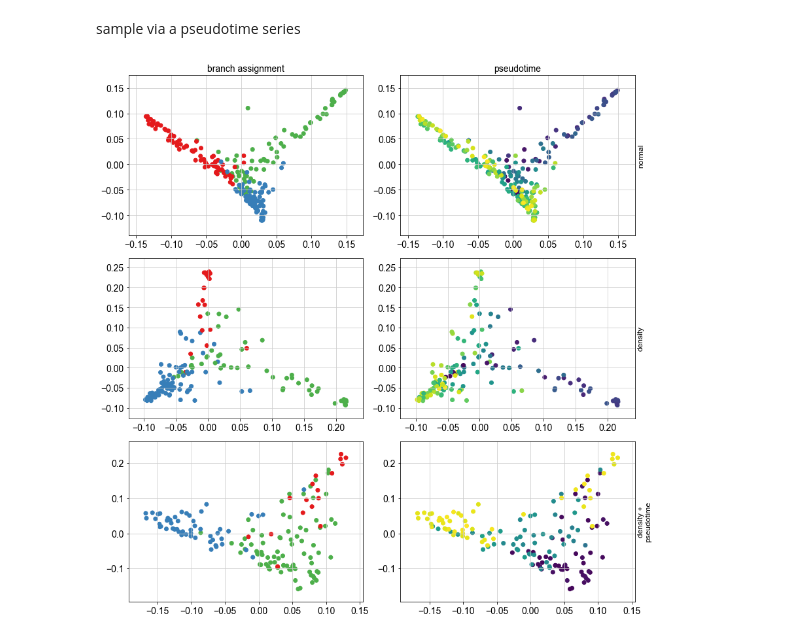
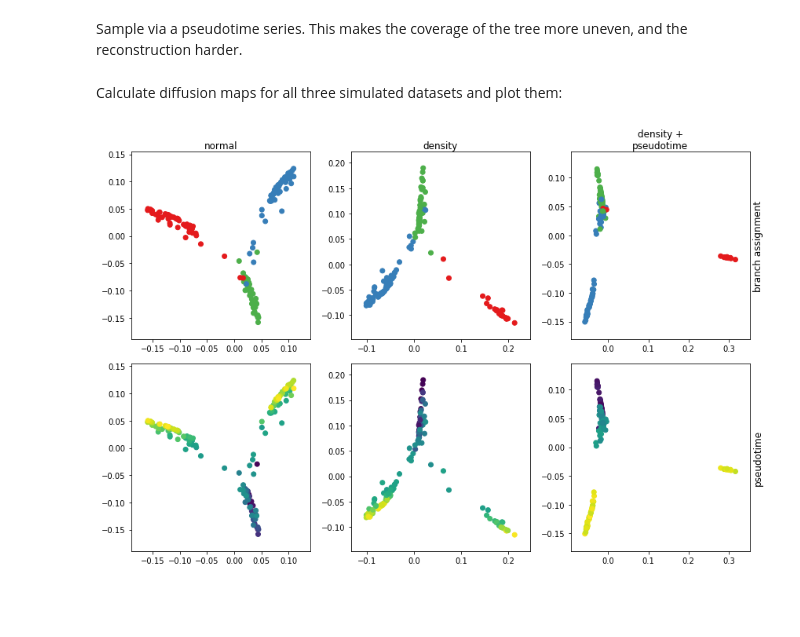
Before and after one commit to soedinglab/prosstt, a Jupyter notebook: examples/combined_sampling.ipynb, the cells around one changed output. Drawn from its saved outputs; the diff is of its cells as text; code cells hidden in the pictures; blank space fills up the shorter version.

```diff
--- a/examples/combined_sampling.ipynb
+++ b/examples/combined_sampling.ipynb
@@ -23,8 +29,8 @@ random.seed(rseed)
 # %%
-newick_string = "(A:80,B:80)C:80;"
+newick_string = "(A:50,B:50)C:50;"
 G = 500
-lineage = tree.Tree.from_newick(newick_string, genes=G)
+lineage = tree.Tree.from_newick(newick_string, genes=G, modules=40)
 
-uMs, Ws, Hs = sim.simulate_lineage(lineage, a=0.05)
+uMs, Ws, Hs = sim.simulate_lineage(lineage)
 gene_scale = sut.simulate_base_gene_exp(lineage, uMs)
 lineage.add_genes(uMs, gene_scale)
@@ -49,55 +61,62 @@ X2, labs2, brns2, scalings2 = sim.sample_density(lineage, 150, alpha=alpha1, bet
 
 # normalize gene expression by library size
 X2 = (X2.transpose() / scalings2).transpose()
-# %% [markdown]
-sample via a pseudotime series
+# %% [markdown]
+Sample via a pseudotime series. This makes the coverage of the tree more uneven, and the reconstruction harder.
 # %%
 X3, labs3, brns3, scalings3 = sim.sample_pseudotime_series(lineage, cells=150,
-                                                           series_points=[10, 80, 150],
-                                                           point_std=[2, 5, 2],
+                                                           series_points=[10, 50, 90],
+                                                           point_std=[2, 4, 2],
                                                            alpha=alpha1, beta=beta1)
 
 X3 = (X3.transpose() / scalings3).transpose()
+# %% [markdown]
+Calculate diffusion maps for all three simulated datasets and plot them:
 # %%
-data1 = ad.AnnData(X1)
+data1 = ad.AnnData(np.log(X1+1))
+pp.neighbors(data1, use_rep='X')
 diffmap(adata=data1)
 dm1 = data1.obsm["X_diffmap"]
 br_names1, indices1 = np.unique(brns1, return_inverse=True)
 
-data2 = ad.AnnData(X2)
+data2 = ad.AnnData(np.log(X2+1))
+pp.neighbors(data2, use_rep='X')
 diffmap(adata=data2)
 dm2 = data2.obsm["X_diffmap"]
 br_names2, indices2 = np.unique(brns2, return_inverse=True)
 
-data3 = ad.AnnData(X3)
+data3 = ad.AnnData(np.log(X3+1))
+pp.neighbors(data3, use_rep='X')
 diffmap(adata=data3)
 dm3 = data3.obsm["X_diffmap"]
 br_names3, indices3 = np.unique(brns3, return_inverse=True)
 # %%
 mpl.rcParams['image.cmap'] = 'viridis'
 cmap = plt.cm.get_cmap("Set1")
 
-fig, ax = plt.subplots(ncols=2, nrows=3)
-fig.set_size_inches(w=12, h=12)
-ax[0][0].scatter(dm1[:, 0], dm1[:, 1], c=cmap(indices1))
-ax[0][1].scatter(dm1[:, 0], dm1[:, 1], c=labs1)
-ax[1][0].scatter(dm2[:, 0], dm2[:, 1], c=cmap(indices2))
-ax[1][1].scatter(dm2[:, 0], dm2[:, 1], c=labs2)
-ax[2][0].scatter(dm3[:, 0], dm3[:, 1], c=cmap(indices3))
-ax[2][1].scatter(dm3[:, 0], dm3[:, 1], c=labs3)
+fig, ax = plt.subplots(ncols=3, nrows=2)
+fig.set_size_inches(w=12, h=8)
+ax[0][0].scatter(dm1[:, 1], dm1[:, 2], c=cmap(indices1))
+ax[1][0].scatter(dm1[:, 1], dm1[:, 2], c=labs1)
+ax[0][1].scatter(dm2[:, 1], dm2[:, 2], c=cmap(indices2))
+ax[1][1].scatter(dm2[:, 1], dm2[:, 2], c=labs2)
+ax[0][2].scatter(dm3[:, 1], dm3[:, 2], c=cmap(indices3))
+ax[1][2].scatter(dm3[:, 1], dm3[:, 2], c=labs3)
 
-ax[0][0].set_title("branch assignment")
-ax[0][1].set_title("pseudotime")
+ax[0][2].yaxis.set_label_position("right")
+ax[0][2].set_ylabel("branch assignment", rotation=90, size='large')
+ax[1][2].yaxis.set_label_position("right")
+ax[1][2].set_ylabel("pseudotime", rotation=90, size='large')
 
-ax[0][1].yaxis.set_label_position("right")
-ax[0][1].set_ylabel("normal", rotation=90, size='large')
-ax[1][1].yaxis.set_label_position("right")
-ax[1][1].set_ylabel("density", rotation=90, size='large')
-ax[2][1].yaxis.set_label_position("right")
-ax[2][1].set_ylabel("density +\npseudotime", rotation=90, size='large')
+ax[0][0].xaxis.set_label_position("top")
+ax[0][0].set_xlabel("normal", size='large')
+ax[0][1].xaxis.set_label_position("top")
+ax[0][1].set_xlabel("density", size='large')
+ax[0][2].xaxis.set_label_position("top")
+ax[0][2].set_xlabel("density +\npseudotime", size='large')
 
 fig.tight_layout()
 
 plt.show()
 # %% [output]
-[figure, old version]
+[figure, new version]
```
Also changed, not shown: parts of 11 cells of this notebook, 10 other files.
